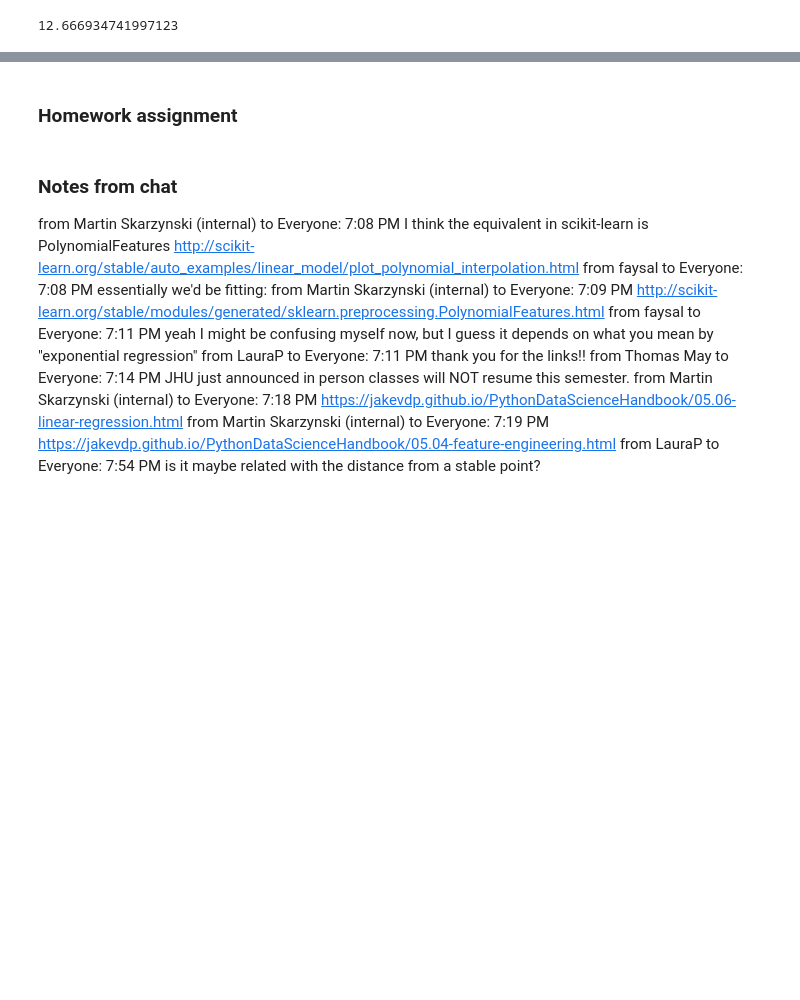
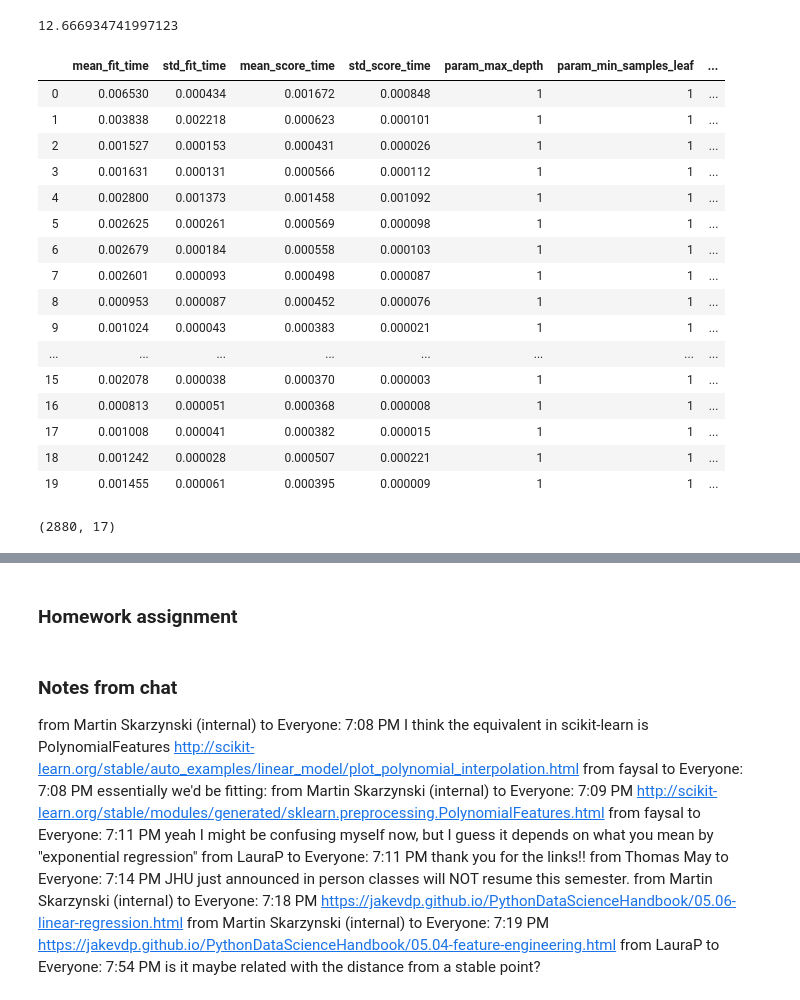
Before and after one commit to neoengineer/spring2020, a Jupyter notebook: 04/Week4.ipynb, the cells around one changed output, grey strips where cells are left out. Drawn from its saved outputs; the diff is of its cells as text; code cells hidden in the pictures; blank space fills up the shorter version.

```diff
--- a/04/Week4.ipynb
+++ b/04/Week4.ipynb
@@ -612,3 +632,12 @@ y_predicted = gbr.predict(X_test)
 mean_squared_error(y_test, y_predicted)
 # %% [output]
 12.666934741997123
+# %%
+from sklearn.model_selection import KFold, GridSearchCV
+from sklearn.ensemble import GradientBoostingRegressor
+from sklearn.datasets import load_boston
+import pandas as pd
+
+boston = load_boston()
+X = boston.data
+y = boston.target
@@ -614,0 +666,24 @@ mean_squared_error(y_test, y_predicted)
+# %%
+cv_df.head(20)
+# %% [output]
+|  | mean_fit_time | std_fit_time | mean_score_time | std_score_time | param_max_depth | param_min_samples_leaf | ... |
+| 0 | 0.006530 | 0.000434 | 0.001672 | 0.000848 | 1 | 1 | ... |
+| 1 | 0.003838 | 0.002218 | 0.000623 | 0.000101 | 1 | 1 | ... |
+| 2 | 0.001527 | 0.000153 | 0.000431 | 0.000026 | 1 | 1 | ... |
+| 3 | 0.001631 | 0.000131 | 0.000566 | 0.000112 | 1 | 1 | ... |
+| 4 | 0.002800 | 0.001373 | 0.001458 | 0.001092 | 1 | 1 | ... |
+| 5 | 0.002625 | 0.000261 | 0.000569 | 0.000098 | 1 | 1 | ... |
+| 6 | 0.002679 | 0.000184 | 0.000558 | 0.000103 | 1 | 1 | ... |
+| 7 | 0.002601 | 0.000093 | 0.000498 | 0.000087 | 1 | 1 | ... |
+| 8 | 0.000953 | 0.000087 | 0.000452 | 0.000076 | 1 | 1 | ... |
+| 9 | 0.001024 | 0.000043 | 0.000383 | 0.000021 | 1 | 1 | ... |
+| ... | ... | ... | ... | ... | ... | ... | ... |
+| 15 | 0.002078 | 0.000038 | 0.000370 | 0.000003 | 1 | 1 | ... |
+| 16 | 0.000813 | 0.000051 | 0.000368 | 0.000008 | 1 | 1 | ... |
+| 17 | 0.001008 | 0.000041 | 0.000382 | 0.000015 | 1 | 1 | ... |
+| 18 | 0.001242 | 0.000028 | 0.000507 | 0.000221 | 1 | 1 | ... |
+| 19 | 0.001455 | 0.000061 | 0.000395 | 0.000009 | 1 | 1 | ... |
+# %%
+cv_df.shape
+# %% [output]
+(2880, 17)
```
Also changed, not shown: parts of 8 cells of this notebook, 1 other file.
